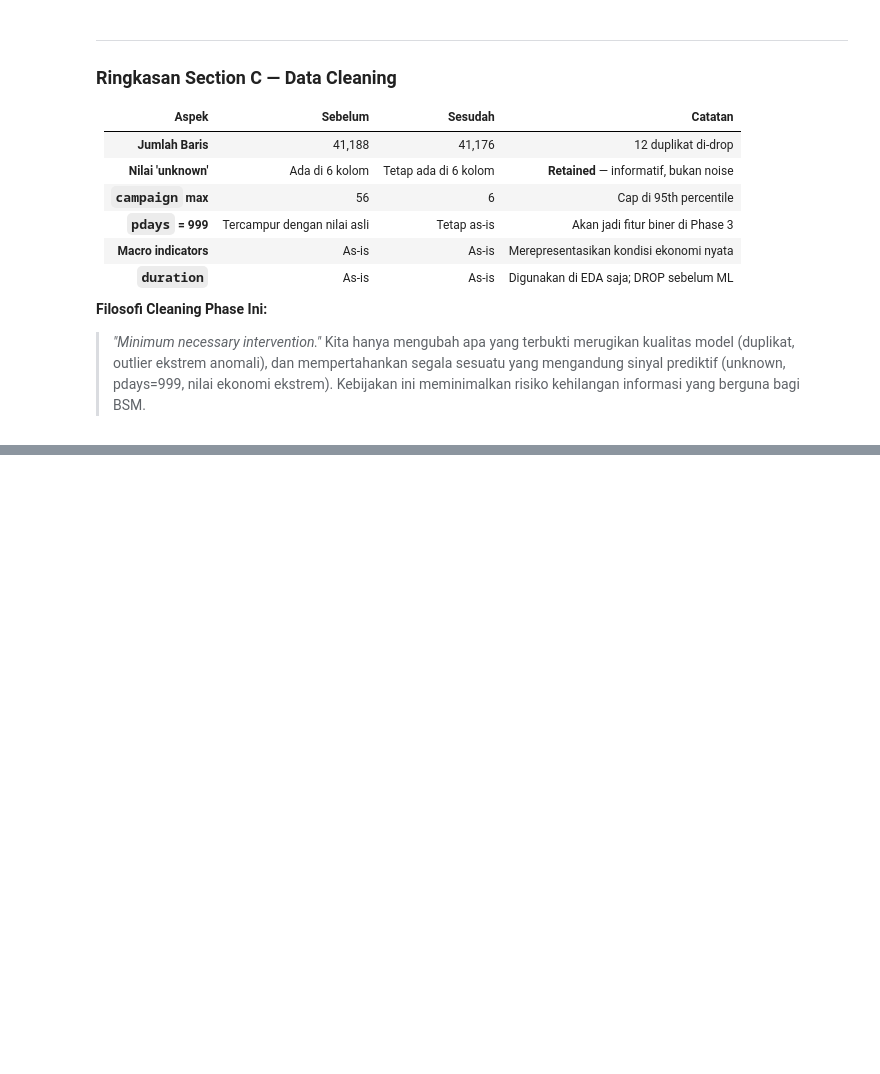
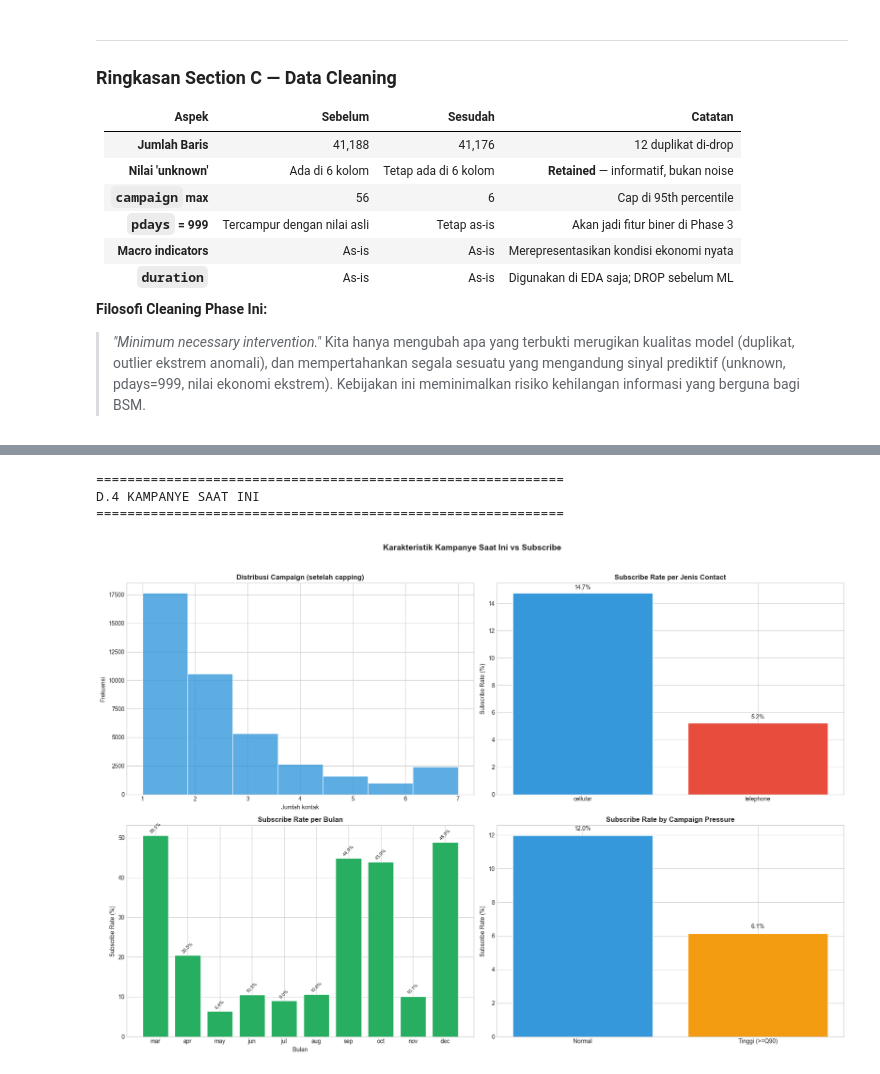
Before and after one commit to ravasrgh/bank-marketing-campaign-predictive-analytics, a Jupyter notebook: BSM_Bank_Marketing_FinalProject.ipynb, the cells around one changed output, grey strips where cells are left out. Cells and saved outputs as stored; diff of their text form; code cells hidden in the pictures; blank space fills up the shorter version.

```diff
--- a/BSM_Bank_Marketing_FinalProject.ipynb
+++ b/BSM_Bank_Marketing_FinalProject.ipynb
@@ -1347,0 +1652,56 @@ HANDLING 'unknown' — KEPUTUSAN FINAL:
+# %%
+# ─────────────────────────────────────────────────────────────
+# D.4 Kampanye Saat Ini
+# ─────────────────────────────────────────────────────────────
+
+print("=" * 60)
+print("D.4 KAMPANYE SAAT INI")
+print("=" * 60)
+
+fig, axes = plt.subplots(2, 2, figsize=(18, 12))
+
+# campaign distribution
+axes[0, 0].hist(df['campaign'], bins=int(df['campaign'].max()), color='#3498db',
+                edgecolor='white', alpha=0.8)
+axes[0, 0].set_title('Distribusi Campaign (setelah capping)', fontsize=12, fontweight='bold')
+axes[0, 0].set_xlabel('Jumlah kontak')
+axes[0, 0].set_ylabel('Frekuensi')
+
+# contact type vs subscribe rate
+contact_rate = df.groupby('contact')['y'].apply(lambda x: (x=='yes').mean()*100)
+bars = axes[0, 1].bar(contact_rate.index, contact_rate.values, color=['#3498db', '#e74c3c'],
+                      edgecolor='white')
+axes[0, 1].set_title('Subscribe Rate per Jenis Contact', fontsize=12, fontweight='bold')
+axes[0, 1].set_ylabel('Subscribe Rate (%)')
+for bar, v in zip(bars, contact_rate.values):
+    axes[0, 1].text(bar.get_x()+bar.get_width()/2, v+0.3, f'{v:.1f}%', ha='center', fontsize=10)
+
+# month vs subscribe rate
+month_order = ['mar','apr','may','jun','jul','aug','sep','oct','nov','dec']
+month_rate = df.groupby('month')['y'].apply(lambda x: (x=='yes').mean()*100).reindex(month_order)
+axes[1, 0].bar(month_rate.index, month_rate.values, color='#27ae60', edgecolor='white')
+axes[1, 0].set_title('Subscribe Rate per Bulan', fontsize=12, fontweight='bold')
+axes[1, 0].set_xlabel('Bulan')
+axes[1, 0].set_ylabel('Subscribe Rate (%)')
+for i, v in enumerate(month_rate.values):
+    if not np.isnan(v):
+        axes[1, 0].text(i, v+0.5, f'{v:.1f}%', ha='center', fontsize=8, rotation=45)
+
+# campaign pressure vs subscribe rate
+pressure_rate = df.groupby('high_campaign_pressure')['y'].apply(lambda x: (x=='yes').mean()*100)
+bars = axes[1, 1].bar(['Normal', 'Tinggi (>=Q90)'], pressure_rate.values,
+                      color=['#3498db', '#f39c12'], edgecolor='white')
+axes[1, 1].set_title('Subscribe Rate by Campaign Pressure', fontsize=12, fontweight='bold')
+axes[1, 1].set_ylabel('Subscribe Rate (%)')
+for bar, v in zip(bars, pressure_rate.values):
+    axes[1, 1].text(bar.get_x()+bar.get_width()/2, v+0.3, f'{v:.1f}%', ha='center', fontsize=10)
+
+plt.suptitle('Karakteristik Kampanye Saat Ini vs Subscribe', fontsize=14, fontweight='bold', y=1.02)
+plt.tight_layout()
+plt.savefig('d4_kampanye_saat_ini.png', dpi=150, bbox_inches='tight')
+plt.show()
+# %% [output]
+============================================================
+D.4 KAMPANYE SAAT INI
+============================================================
+[figure, added]
```
Also changed, not shown: parts of 26 cells of this notebook.
